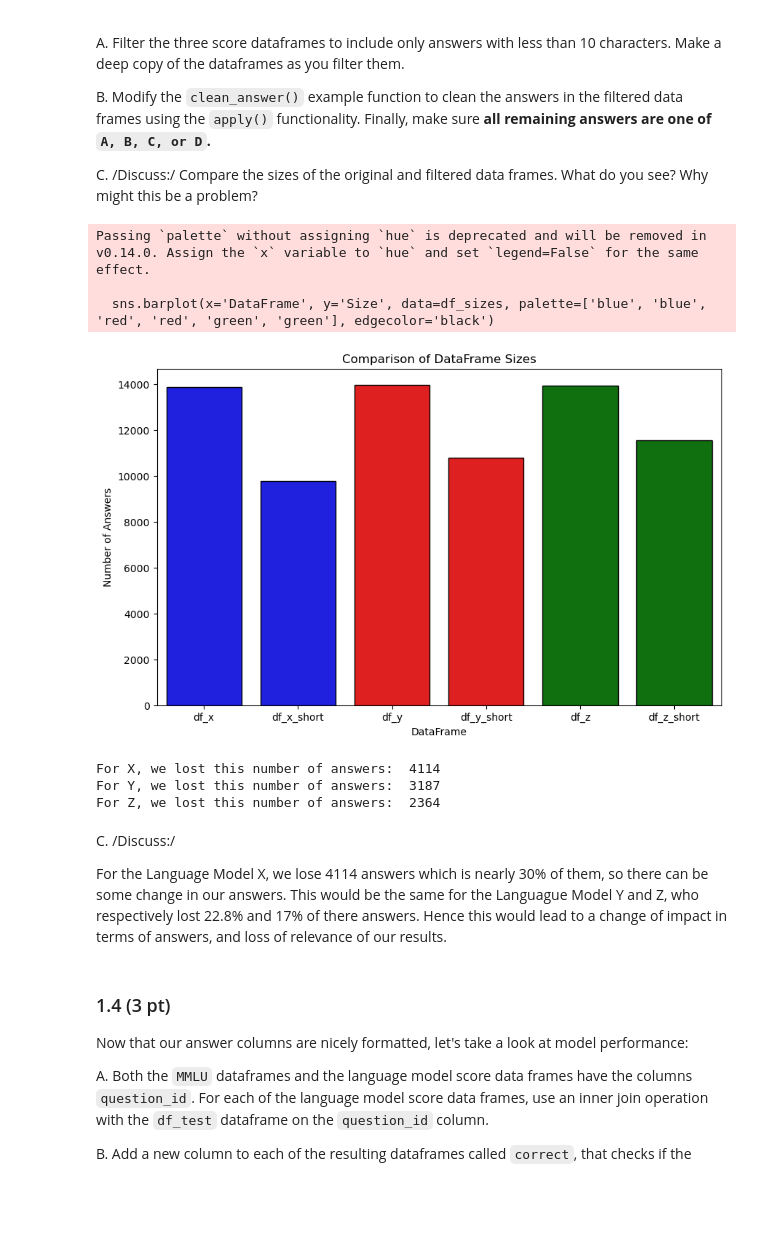
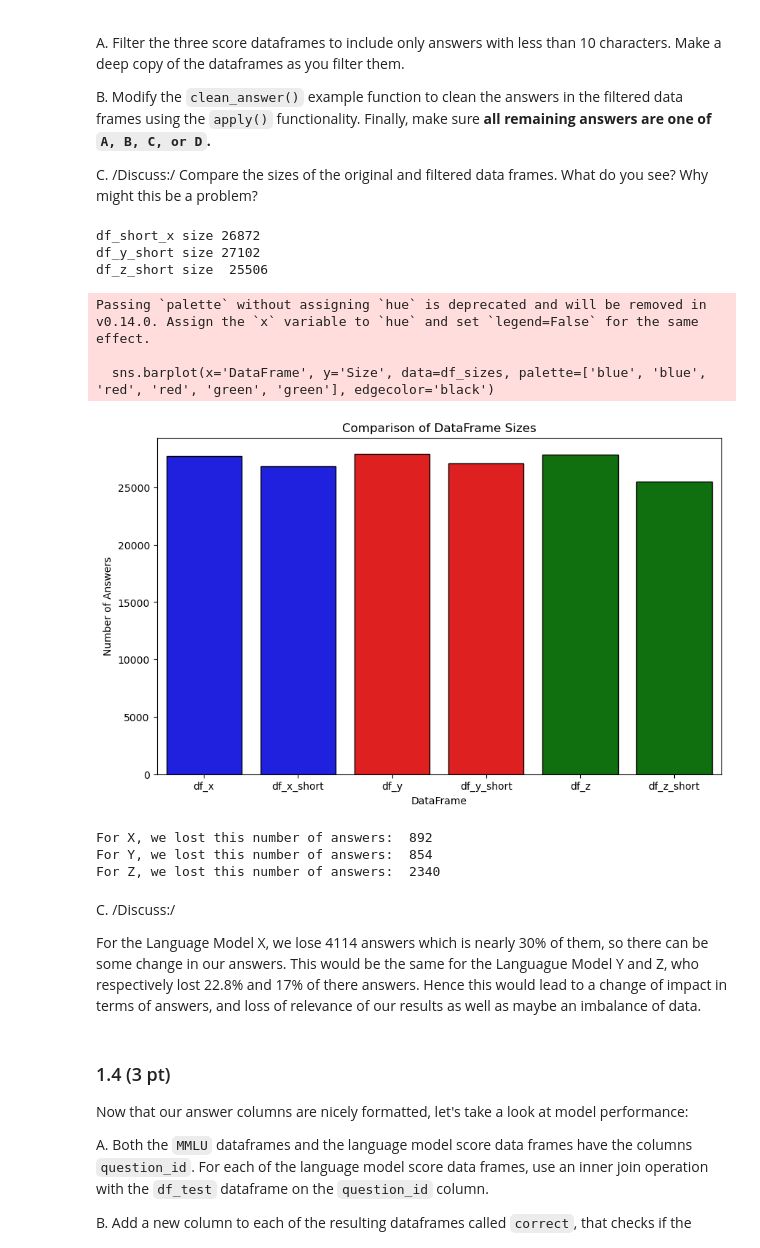
Before and after one commit to Thierrix/2024, a Jupyter notebook: Homework/01_PROJECT_NEUTRALITY/analysis.ipynb, the cells around one changed output. Drawn from its saved outputs; the diff is of its cells as text; code cells hidden in the pictures; blank space fills up the shorter version.

```diff
--- a/Homework/01_PROJECT_NEUTRALITY/analysis.ipynb
+++ b/Homework/01_PROJECT_NEUTRALITY/analysis.ipynb
@@ -201,6 +201,6 @@ C. /Discuss:/ Compare the sizes of the original and filtered data frames. What d
 # %%
 # A
 #Filtering the score dataframes including answers with less than 10 characs
-df_x_short = df_x[df_x['result'].str.len() <= 10].copy()
-df_y_short = df_y[df_y['result'].str.len() <= 10].copy()
-df_z_short = df_z[df_z['result'].str.len() <= 10].copy()
+df_x_short = df_x[df_x['result'].str.len() < 10].copy(deep=True)
+df_y_short = df_y[df_y['result'].str.len() < 10].copy(deep=True)
+df_z_short = df_z[df_z['result'].str.len() < 10].copy(deep=True)
@@ -223,38 +207,64 @@ df_z_short = df_z_short[df_z_short['result'].isin(valid_answers)]
+# %%
+# B
+def clean_answer(s, pattern='Answer: '):
+    return str(s).replace(pattern, '').strip()
+
+#We apply the function we just created to clean the answers
+df_x_short['result'] = df_x_short['result'].apply(clean_answer)
+df_y_short['result'] = df_y_short['result'].apply(clean_answer)
+df_z_short['result'] = df_z_short['result'].apply(clean_answer)
+
+
+valid_answers = {'A', 'B', 'C', 'D'}
+# We filter the dataframes to only include the valid answers
+df_x_short = df_x_short[df_x_short['result'].isin(valid_answers)]
+df_y_short = df_y_short[df_y_short['result'].isin(valid_answers)]
+df_z_short = df_z_short[df_z_short['result'].isin(valid_answers)]
+
+
+
+print("df_short_x size", df_x_short.size)
+print("df_y_short size", df_y_short.size)
+print("df_z_short size ", df_z_short.size)
+# %% [output]
+df_short_x size 26872
+df_y_short size 27102
+df_z_short size  25506
 # %%
 import seaborn as sns
 import matplotlib.pyplot as plt
 
 # Create a dataframe to hold the sizes of the dataframes
 df_sizes = pd.DataFrame({
     'DataFrame': ['df_x', 'df_x_short', 'df_y', 'df_y_short', 'df_z', 'df_z_short'],
-    'Size': [df_x.shape[0],df_x_short.shape[0], df_y.shape[0], df_y_short.shape[0], df_z.shape[0], df_z_short.shape[0]]
+    'Size': [df_x.size,df_x_short.size, df_y.size, df_y_short.size, df_z.size, df_z_short.size]
 })
 
 # Plot the sizes using seaborn
 plt.figure(figsize=(10, 6))
 sns.barplot(x='DataFrame', y='Size', data=df_sizes, palette=['blue', 'blue', 'red', 'red', 'green', 'green'], edgecolor='black')
 plt.title('Comparison of DataFrame Sizes')
 plt.xlabel('DataFrame')
 plt.ylabel('Number of Answers')
 plt.show()
 
-print("For X, we lost this number of answers: ", df_x.shape[0] - df_x_short.shape[0])
-print("For Y, we lost this number of answers: ", df_y.shape[0] - df_y_short.shape[0])
-print("For Z, we lost this number of answers: ",df_z.shape[0] - df_z_short.shape[0])
+print("For X, we lost this number of answers: ", df_x.size - df_x_short.size)
+print("For Y, we lost this number of answers: ", df_y.size - df_y_short.size)
+print("For Z, we lost this number of answers: ",df_z.size - df_z_short.size)
 # %% [output]
 Passing `palette` without assigning `hue` is deprecated and will be removed in v0.14.0. Assign the `x` variable to `hue` and set `legend=False` for the same effect.
 
   sns.barplot(x='DataFrame', y='Size', data=df_sizes, palette=['blue', 'blue', 'red', 'red', 'green', 'green'], edgecolor='black')
-[figure, old version]
+[figure, new version]
-For X, we lost this number of answers:  4114
-For Y, we lost this number of answers:  3187
-For Z, we lost this number of answers:  2364
+For X, we lost this number of answers:  892
+For Y, we lost this number of answers:  854
+For Z, we lost this number of answers:  2340
 # %% [markdown]
 C. /Discuss:/
 
 For the Language Model X, we lose 4114 answers which is nearly 30% of them, so there can be some change in our answers.
 This would be the same for the Languague Model Y and Z, who respectively lost 22.8% and 17% of there answers.
-Hence this would lead to a change of impact in terms of answers, and loss of relevance of our results.
+Hence this would lead to a change of impact in terms of answers, and loss of relevance of our results as well as maybe an imbalance of data.
 # %% [markdown]
 ### 1.4 (3 pt)
 
```
Also changed, not shown: parts of 14 cells of this notebook.
